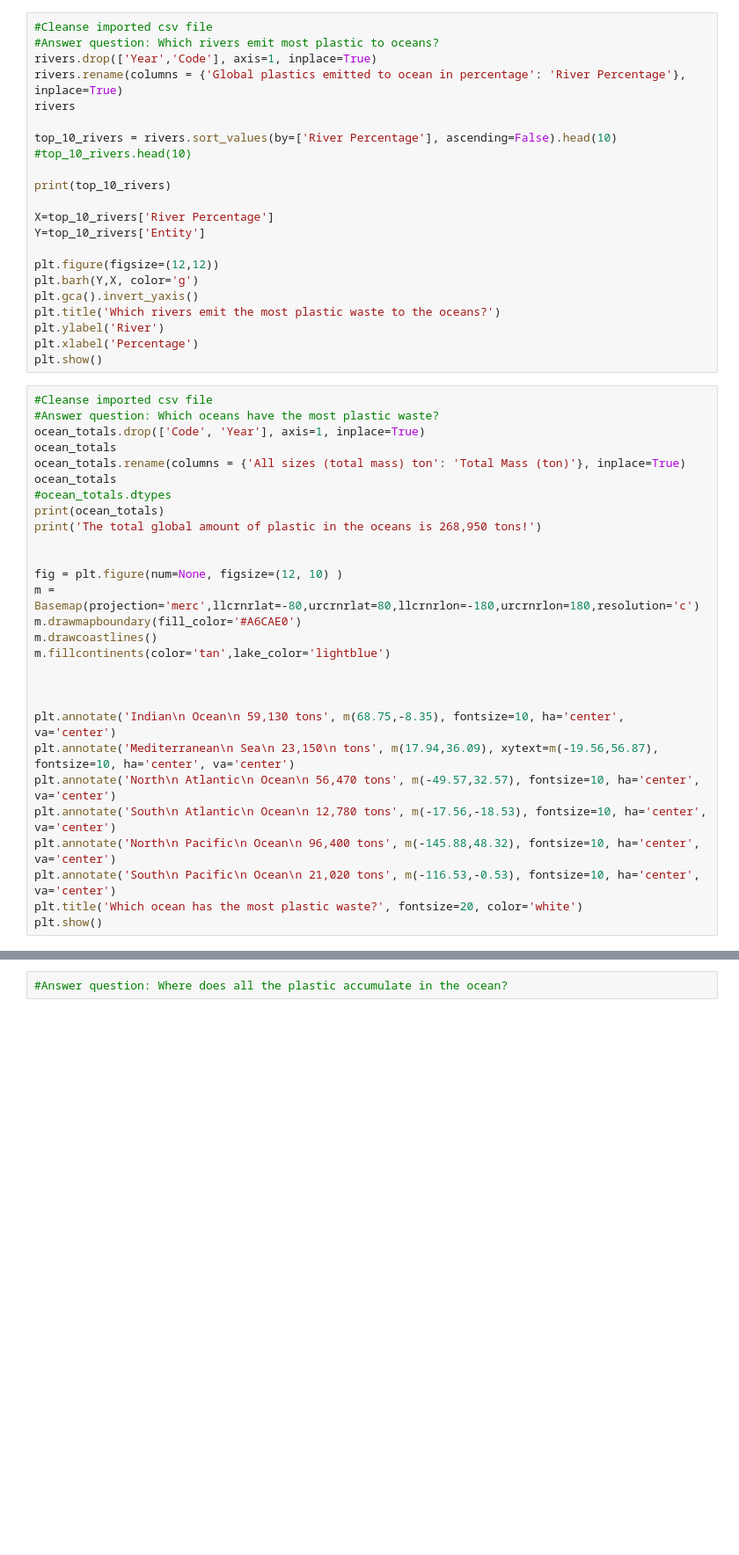
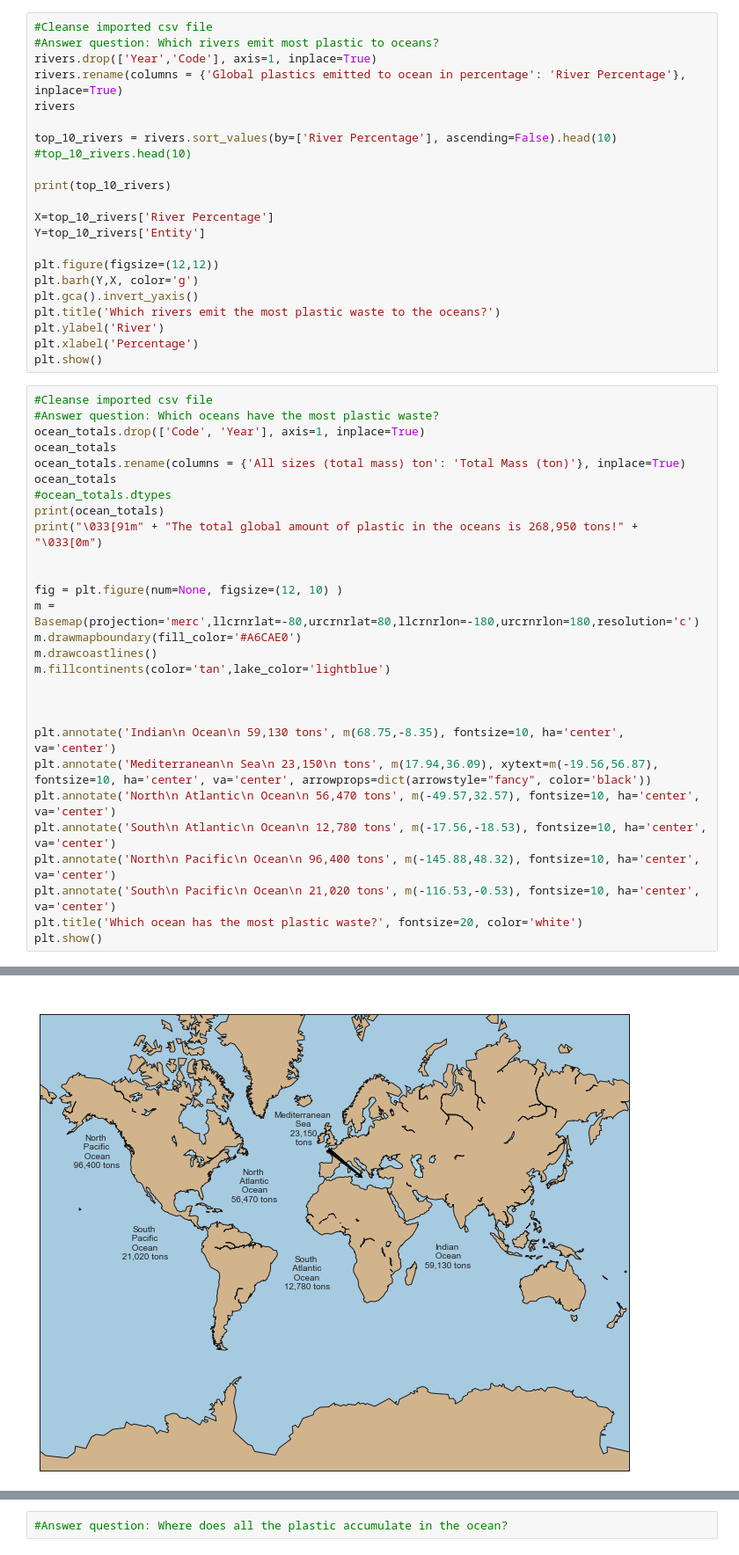
Before and after one commit to SheenaSullivan/Plastic-Pollution-Oceans, a Jupyter notebook: plastic_pollution_oceans.ipynb, the cells around one changed output, grey strips where cells are left out. Shown at 88% size. Saved outputs shown, nothing was run; the diff lists cells and outputs as text; blank space fills up the shorter version.

```diff
--- a/plastic_pollution_oceans.ipynb
+++ b/plastic_pollution_oceans.ipynb
@@ -62,7 +115,7 @@ ocean_totals.rename(columns = {'All sizes (total mass) ton': 'Total Mass (ton)'}
 ocean_totals
 #ocean_totals.dtypes
 print(ocean_totals)
-print('The total global amount of plastic in the oceans is 268,950 tons!')
+print("\033[91m" + "The total global amount of plastic in the oceans is 268,950 tons!" + "\033[0m")
 
 
 fig = plt.figure(num=None, figsize=(12, 10) )
@@ -74,10 +127,11 @@ m.fillcontinents(color='tan',lake_color='lightblue')
 
 
 plt.annotate('Indian\n Ocean\n 59,130 tons', m(68.75,-8.35), fontsize=10, ha='center', va='center')
-plt.annotate('Mediterranean\n Sea\n 23,150\n tons', m(17.94,36.09), xytext=m(-19.56,56.87), fontsize=10, ha='center', va='center')
+plt.annotate('Mediterranean\n Sea\n 23,150\n tons', m(17.94,36.09), xytext=m(-19.56,56.87), fontsize=10, ha='center', va='center', arrowprops=dict(arrowstyle="fancy", color='black'))
 plt.annotate('North\n Atlantic\n Ocean\n 56,470 tons', m(-49.57,32.57), fontsize=10, ha='center', va='center')
 plt.annotate('South\n Atlantic\n Ocean\n 12,780 tons', m(-17.56,-18.53), fontsize=10, ha='center', va='center')
 plt.annotate('North\n Pacific\n Ocean\n 96,400 tons', m(-145.88,48.32), fontsize=10, ha='center', va='center')
 plt.annotate('South\n Pacific\n Ocean\n 21,020 tons', m(-116.53,-0.53), fontsize=10, ha='center', va='center')
 plt.title('Which ocean has the most plastic waste?', fontsize=20, color='white')
 plt.show()
+# %% [output]
@@ -83,0 +147 @@ plt.show()
+[figure, added]
```
Also changed, not shown: parts of 5 cells of this notebook.
